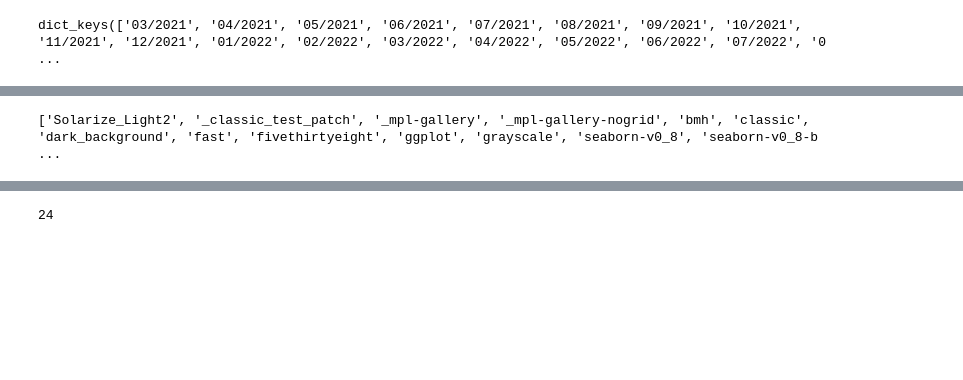
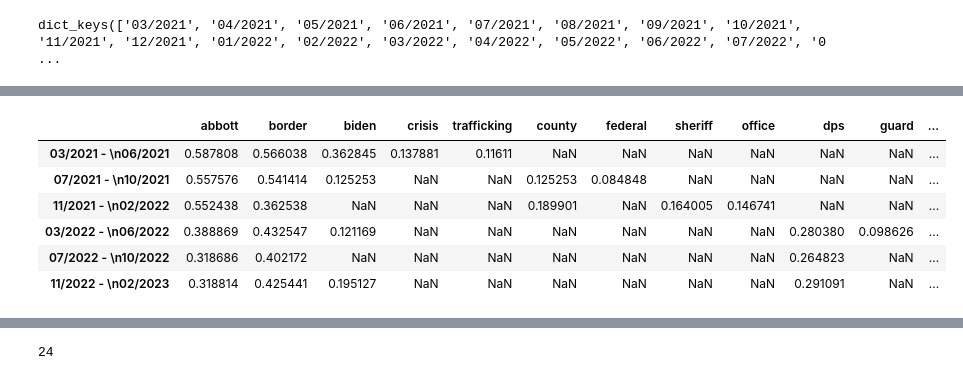
Before and after one commit to djryn/OLS_resesarch, a Jupyter notebook: Gov_scrape.ipynb, the cells around one changed output, grey strips where cells are left out. Saved outputs shown, nothing was run; the diff lists cells and outputs as text; code cells hidden in the pictures; blank space fills up the shorter version.

```diff
--- a/Gov_scrape.ipynb
+++ b/Gov_scrape.ipynb
@@ -436,7 +455,13 @@ group_months
 # %%
-print(plt.style.available)
+df
 # %% [output]
-['Solarize_Light2', '_classic_test_patch', '_mpl-gallery', '_mpl-gallery-nogrid', 'bmh', 'classic', 'dark_background', 'fast', 'fivethirtyeight', 'ggplot', 'grayscale', 'seaborn-v0_8', 'seaborn-v0_8-b ...
+|  | abbott | border | biden | crisis | trafficking | county | federal | sheriff | office | dps | guard | ... |
+| 03/2021 - \n06/2021 | 0.587808 | 0.566038 | 0.362845 | 0.137881 | 0.11611 | NaN | NaN | NaN | NaN | NaN | NaN | ... |
+| 07/2021 - \n10/2021 | 0.557576 | 0.541414 | 0.125253 | NaN | NaN | 0.125253 | 0.084848 | NaN | NaN | NaN | NaN | ... |
+| 11/2021 - \n02/2022 | 0.552438 | 0.362538 | NaN | NaN | NaN | 0.189901 | NaN | 0.164005 | 0.146741 | NaN | NaN | ... |
+| 03/2022 - \n06/2022 | 0.388869 | 0.432547 | 0.121169 | NaN | NaN | NaN | NaN | NaN | NaN | 0.280380 | 0.098626 | ... |
+| 07/2022 - \n10/2022 | 0.318686 | 0.402172 | NaN | NaN | NaN | NaN | NaN | NaN | NaN | 0.264823 | NaN | ... |
+| 11/2022 - \n02/2023 | 0.318814 | 0.425441 | 0.195127 | NaN | NaN | NaN | NaN | NaN | NaN | 0.291091 | NaN | ... |
 # %%
 import pandas as pd
 import math
```
Also changed, not shown: parts of 15 cells of this notebook, 6 other files.
